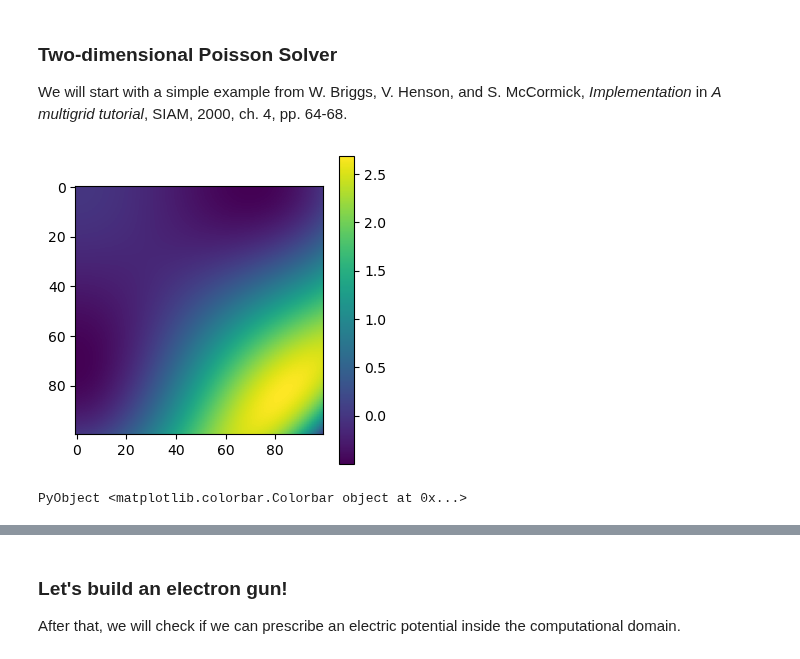
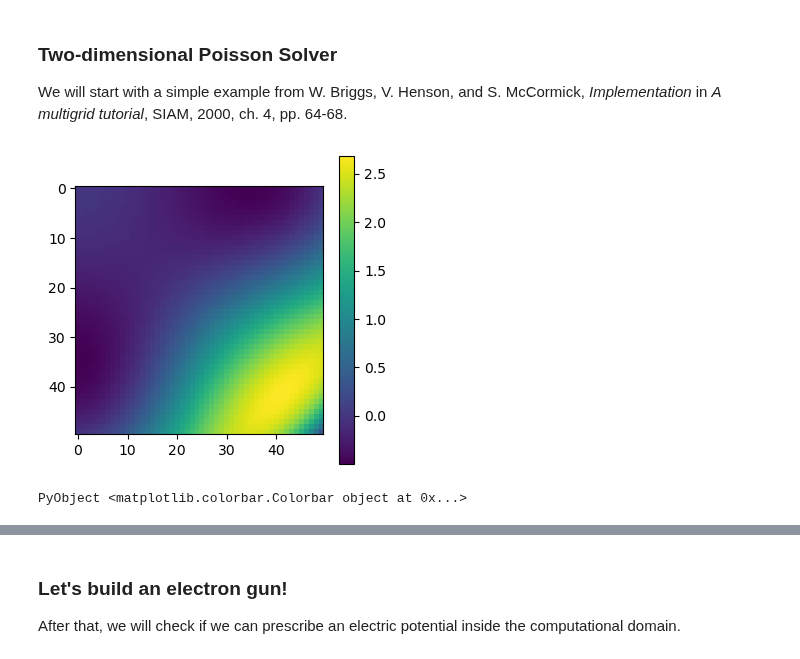
Before and after one commit to bchaber/pole, a Jupyter notebook: PoissonEquation.ipynb, the cells around one changed output, grey strips where cells are left out. Drawn from its saved outputs; the diff is of its cells as text; code cells hidden in the pictures.

```diff
--- a/PoissonEquation.ipynb
+++ b/PoissonEquation.ipynb
@@ -205,27 +203,27 @@ legend(["grid", "φ", "φref"]);
 ### Two-dimensional Poisson Solver
 We will start with a simple example from W. Briggs, V. Henson, and S. McCormick, _Implementation_ in _A multigrid tutorial_, SIAM, 2000, ch. 4, pp. 64-68.
 # %%
-h  = 0.01
+h  = 0.02
 xf = 0.0:h:1.0
 yf = 0.0:h:1.0
 xc = 0.5 .* xf[1:end-1] .+
      0.5 .* xf[2:end]
 yc = 0.5 .* yf[1:end-1] .+
      0.5 .* yf[2:end]
 nx = length(xc)
 ny = length(yc)
 xx = repeat(xc,   1, ny)
 yy = repeat(yc', nx,  1)
 f(x, y) = -2((1 - 6x^2) * y^2 * (1 - y^2) +
              (1 - 6y^2) * x^2 * (1 - x^2))
 ρ = f.(xx, yy)
 φref = @. (xx^2 - xx^4) * (yy^4 - yy^2)
 
 figure(figsize=(4, 4))
 imshow(ρ')
 colorbar()
 # %% [output]
-[figure, old version]
+[figure, new version]
 PyObject <matplotlib.colorbar.Colorbar object at 0x...>
 # %%
 bc = DirichletBC()
```
Also changed, not shown: parts of 12 cells of this notebook, 1 other file.
